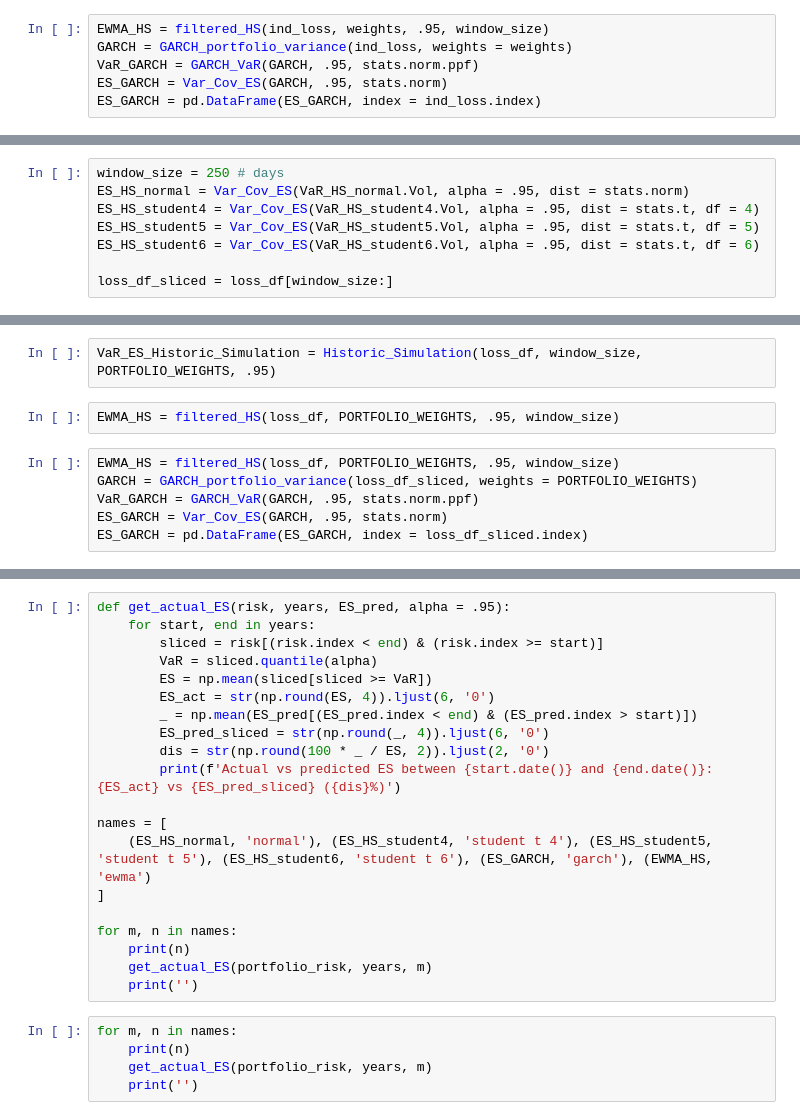
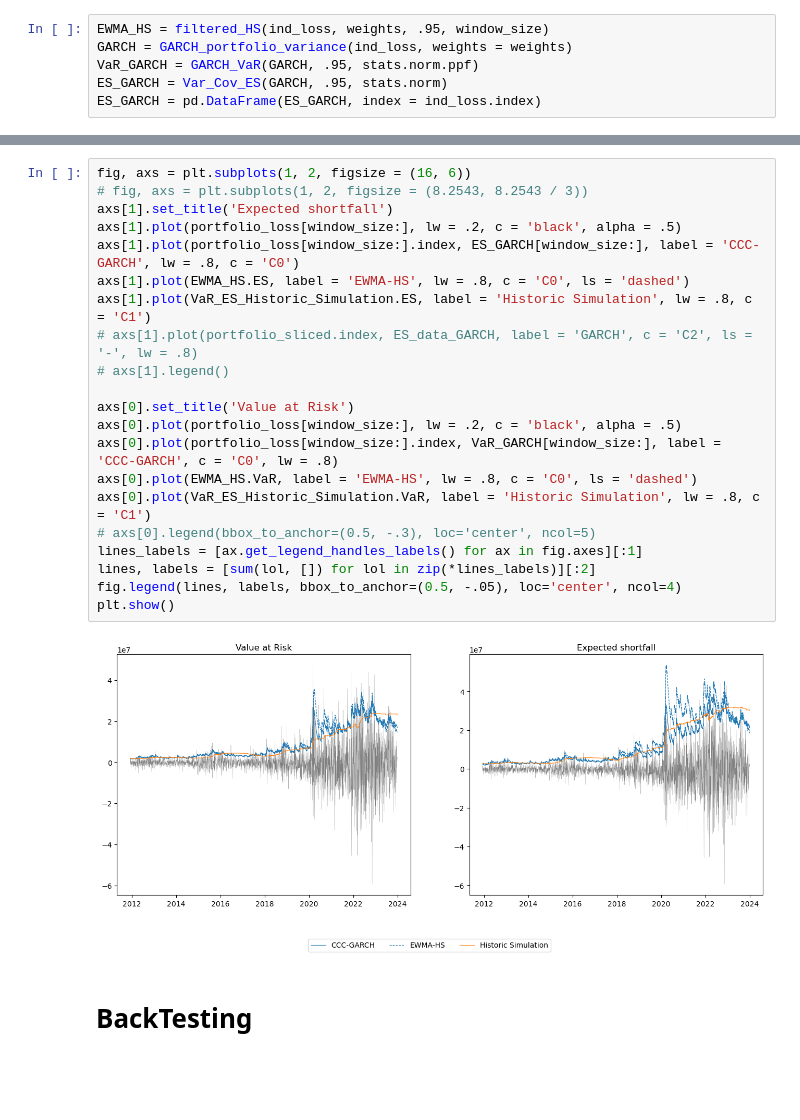
Before and after one commit to DaanZunnenberg/RiskFunctions, a Jupyter notebook: Assignment_1/QFRM_Assignment1.ipynb, the cells around one changed output, grey strips where cells are left out. Cells and saved outputs as stored; diff of their text form; blank space fills up the shorter version.

```diff
--- a/Assignment_1/QFRM_Assignment1.ipynb
+++ b/Assignment_1/QFRM_Assignment1.ipynb
@@ -824,8 +502,0 @@ VaR_HS_student6 = Var_Cov_VaR(loss_df, window_size = window_size, port_weights =
-# %%
-window_size = 250 # days
-ES_HS_normal = Var_Cov_ES(VaR_HS_normal.Vol, alpha = .95, dist = stats.norm)
-ES_HS_student4 = Var_Cov_ES(VaR_HS_student4.Vol, alpha = .95, dist = stats.t, df = 4)
-ES_HS_student5 = Var_Cov_ES(VaR_HS_student5.Vol, alpha = .95, dist = stats.t, df = 5)
-ES_HS_student6 = Var_Cov_ES(VaR_HS_student6.Vol, alpha = .95, dist = stats.t, df = 6)
-
-loss_df_sliced = loss_df[window_size:]
@@ -909,10 +502,0 @@ def filtered_HS(returns, weights, _alpha, window_size):
-# %%
-VaR_ES_Historic_Simulation = Historic_Simulation(loss_df, window_size, PORTFOLIO_WEIGHTS, .95)
-# %%
-EWMA_HS = filtered_HS(loss_df, PORTFOLIO_WEIGHTS, .95, window_size)
-# %%
-EWMA_HS = filtered_HS(loss_df, PORTFOLIO_WEIGHTS, .95, window_size)
-GARCH = GARCH_portfolio_variance(loss_df_sliced, weights = PORTFOLIO_WEIGHTS)
-VaR_GARCH = GARCH_VaR(GARCH, .95, stats.norm.ppf)
-ES_GARCH = Var_Cov_ES(GARCH, .95, stats.norm)
-ES_GARCH = pd.DataFrame(ES_GARCH, index = loss_df_sliced.index)
@@ -1028,25 +503,25 @@ def get_actual_ES(risk, years, ES_pred, alpha = .95):
-# %%
-def get_actual_ES(risk, years, ES_pred, alpha = .95):
-    for start, end in years:
-        sliced = risk[(risk.index < end) & (risk.index >= start)]
-        VaR = sliced.quantile(alpha)
-        ES = np.mean(sliced[sliced >= VaR])
-        ES_act = str(np.round(ES, 4)).ljust(6, '0')
-        _ = np.mean(ES_pred[(ES_pred.index < end) & (ES_pred.index > start)])
-        ES_pred_sliced = str(np.round(_, 4)).ljust(6, '0')
-        dis = str(np.round(100 * _ / ES, 2)).ljust(2, '0')
-        print(f'Actual vs predicted ES between {start.date()} and {end.date()}: {ES_act} vs {ES_pred_sliced} ({dis}%)')
-
-names = [
-    (ES_HS_normal, 'normal'), (ES_HS_student4, 'student t 4'), (ES_HS_student5, 'student t 5'), (ES_HS_student6, 'student t 6'), (ES_GARCH, 'garch'), (EWMA_HS, 'ewma')
-]
-
-for m, n in names:
-    print(n)
-    get_actual_ES(portfolio_risk, years, m)
-    print('')
-# %%
-for m, n in names:
-    print(n)
-    get_actual_ES(portfolio_risk, years, m)
-    print('')
+# %%
+fig, axs = plt.subplots(1, 2, figsize = (16, 6))
+# fig, axs = plt.subplots(1, 2, figsize = (8.2543, 8.2543 / 3))
+axs[1].set_title('Expected shortfall')
+axs[1].plot(portfolio_loss[window_size:], lw = .2, c = 'black', alpha = .5)
+axs[1].plot(portfolio_loss[window_size:].index, ES_GARCH[window_size:], label = 'CCC-GARCH', lw = .8, c = 'C0')
+axs[1].plot(EWMA_HS.ES, label = 'EWMA-HS', lw = .8, c = 'C0', ls = 'dashed')
+axs[1].plot(VaR_ES_Historic_Simulation.ES, label = 'Historic Simulation', lw = .8, c = 'C1')
+# axs[1].plot(portfolio_sliced.index, ES_data_GARCH, label = 'GARCH', c = 'C2', ls = '-', lw = .8)
+# axs[1].legend()
+
+axs[0].set_title('Value at Risk')
+axs[0].plot(portfolio_loss[window_size:], lw = .2, c = 'black', alpha = .5)
+axs[0].plot(portfolio_loss[window_size:].index, VaR_GARCH[window_size:], label = 'CCC-GARCH', c = 'C0', lw = .8)
+axs[0].plot(EWMA_HS.VaR, label = 'EWMA-HS', lw = .8, c = 'C0', ls = 'dashed')
+axs[0].plot(VaR_ES_Historic_Simulation.VaR, label = 'Historic Simulation', lw = .8, c = 'C1')
+# axs[0].legend(bbox_to_anchor=(0.5, -.3), loc='center', ncol=5)
+lines_labels = [ax.get_legend_handles_labels() for ax in fig.axes][:1]
+lines, labels = [sum(lol, []) for lol in zip(*lines_labels)][:2]
+fig.legend(lines, labels, bbox_to_anchor=(0.5, -.05), loc='center', ncol=4)
+plt.show()
+# %% [output]
+[figure, added]
+# %% [markdown]
+# BackTesting
```
Also changed, not shown: parts of 83 cells of this notebook, 3 other files.
